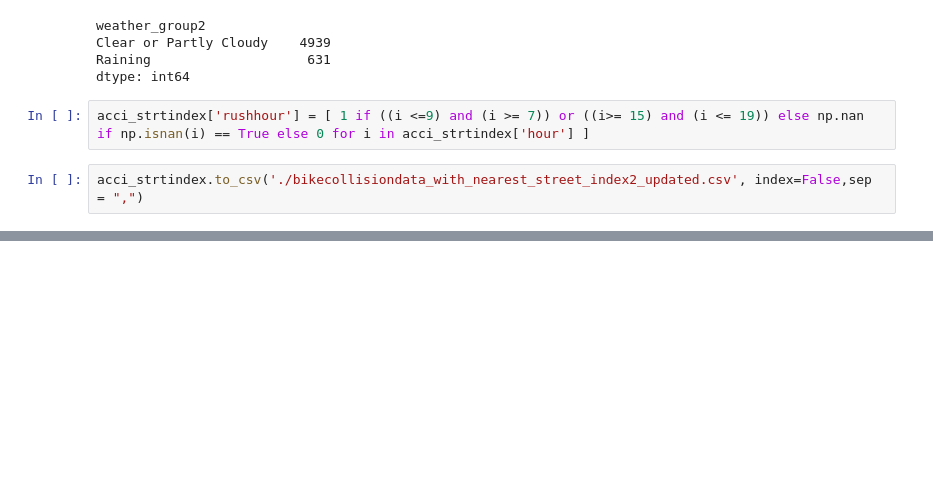
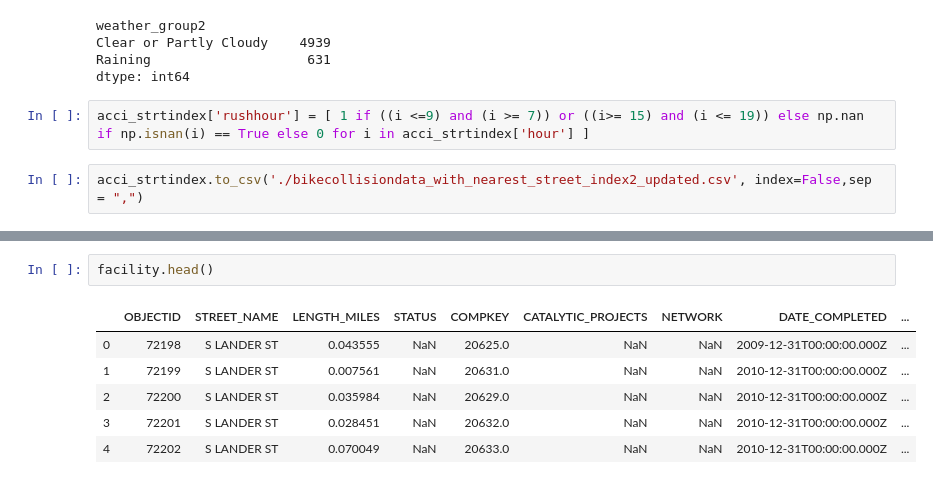
Before and after one commit to zhen-zh/bike, a Jupyter notebook: Data_Prep.ipynb, the cells around one changed output, grey strips where cells are left out. Drawn from its saved outputs; the diff is of its cells as text; blank space fills up the shorter version.

```diff
--- a/Data_Prep.ipynb
+++ b/Data_Prep.ipynb
@@ -92,0 +218,9 @@ acci_strtindex.to_csv('./bikecollisiondata_with_nearest_street_index2_updated.cs
+# %%
+facility.head()
+# %% [output]
+|  | OBJECTID | STREET_NAME | LENGTH_MILES | STATUS | COMPKEY | CATALYTIC_PROJECTS | NETWORK | DATE_COMPLETED | ... |
+| 0 | 72198 | S LANDER ST | 0.043555 | NaN | 20625.0 | NaN | NaN | 2009-12-31T00:00:00.000Z | ... |
+| 1 | 72199 | S LANDER ST | 0.007561 | NaN | 20631.0 | NaN | NaN | 2010-12-31T00:00:00.000Z | ... |
+| 2 | 72200 | S LANDER ST | 0.035984 | NaN | 20629.0 | NaN | NaN | 2010-12-31T00:00:00.000Z | ... |
+| 3 | 72201 | S LANDER ST | 0.028451 | NaN | 20632.0 | NaN | NaN | 2010-12-31T00:00:00.000Z | ... |
+| 4 | 72202 | S LANDER ST | 0.070049 | NaN | 20633.0 | NaN | NaN | 2010-12-31T00:00:00.000Z | ... |
```
Also changed, not shown: parts of 15 cells of this notebook, 6 other files.
